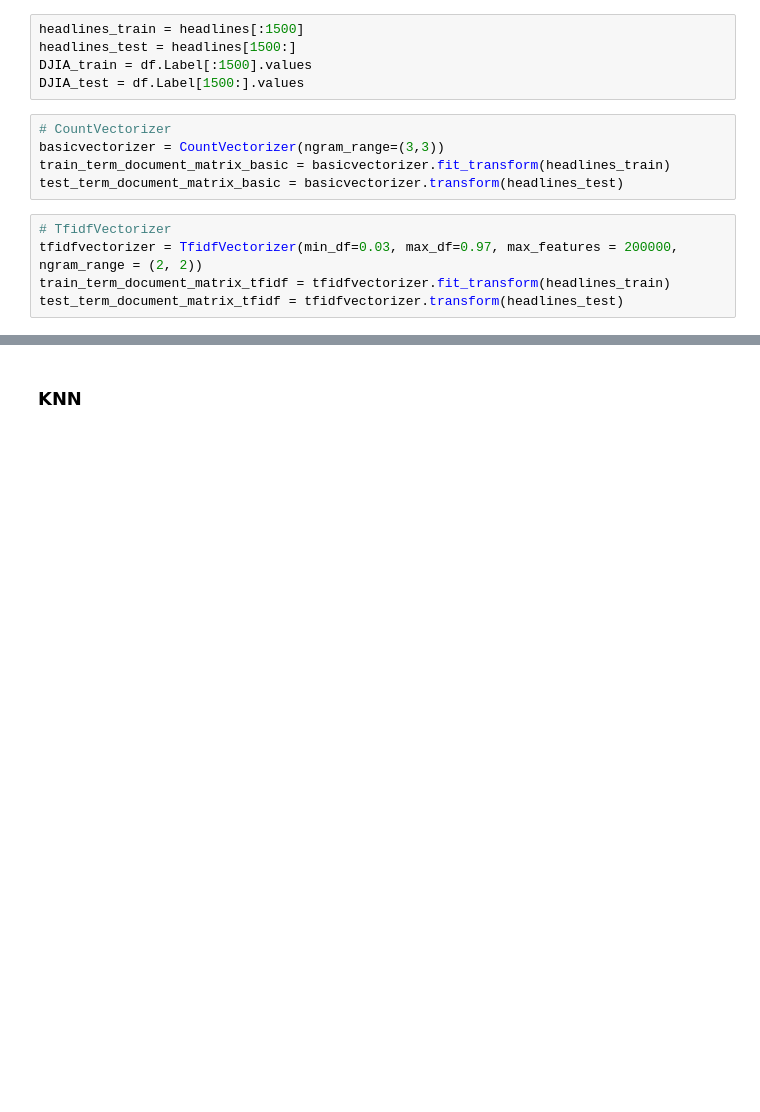
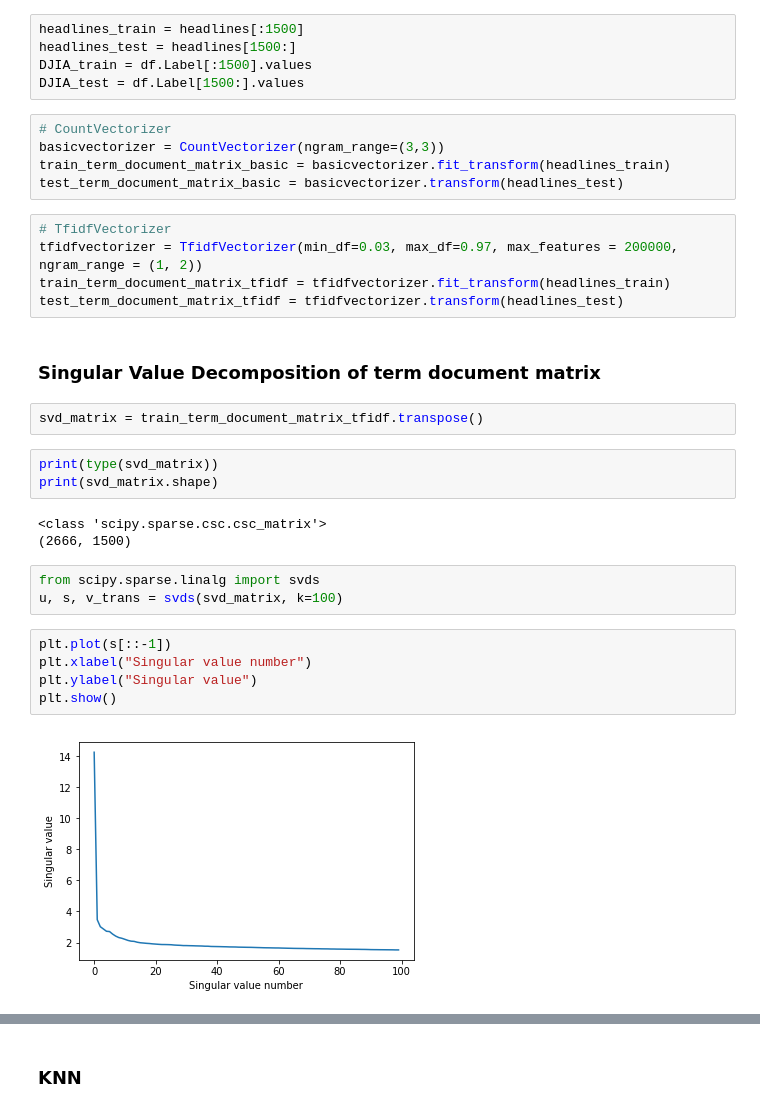
Before and after one commit to bg453cornell/ORIE-4740-NLP-ML, a Jupyter notebook: ORIE 4740 Code.ipynb, the cells around one changed output, grey strips where cells are left out. Cells and saved outputs as stored; diff of their text form; blank space fills up the shorter version.

```diff
--- a/ORIE 4740 Code.ipynb
+++ b/ORIE 4740 Code.ipynb
@@ -99,6 +99,26 @@ train_term_document_matrix_basic = basicvectorizer.fit_transform(headlines_train
 test_term_document_matrix_basic = basicvectorizer.transform(headlines_test)
 # %%
 # TfidfVectorizer
-tfidfvectorizer = TfidfVectorizer(min_df=0.03, max_df=0.97, max_features = 200000, ngram_range = (2, 2))
+tfidfvectorizer = TfidfVectorizer(min_df=0.03, max_df=0.97, max_features = 200000, ngram_range = (1, 2))
 train_term_document_matrix_tfidf = tfidfvectorizer.fit_transform(headlines_train)
 test_term_document_matrix_tfidf = tfidfvectorizer.transform(headlines_test)
+# %% [markdown]
+### Singular Value Decomposition of term document matrix
+# %%
+svd_matrix = train_term_document_matrix_tfidf.transpose()
+# %%
+print(type(svd_matrix))
+print(svd_matrix.shape)
+# %% [output]
+<class 'scipy.sparse.csc.csc_matrix'>
+(2666, 1500)
+# %%
+from scipy.sparse.linalg import svds
+u, s, v_trans = svds(svd_matrix, k=100)
+# %%
+plt.plot(s[::-1])
+plt.xlabel("Singular value number")
+plt.ylabel("Singular value")
+plt.show()
+# %% [output]
+[figure, added]
```
Also changed, not shown: parts of 36 cells of this notebook.
